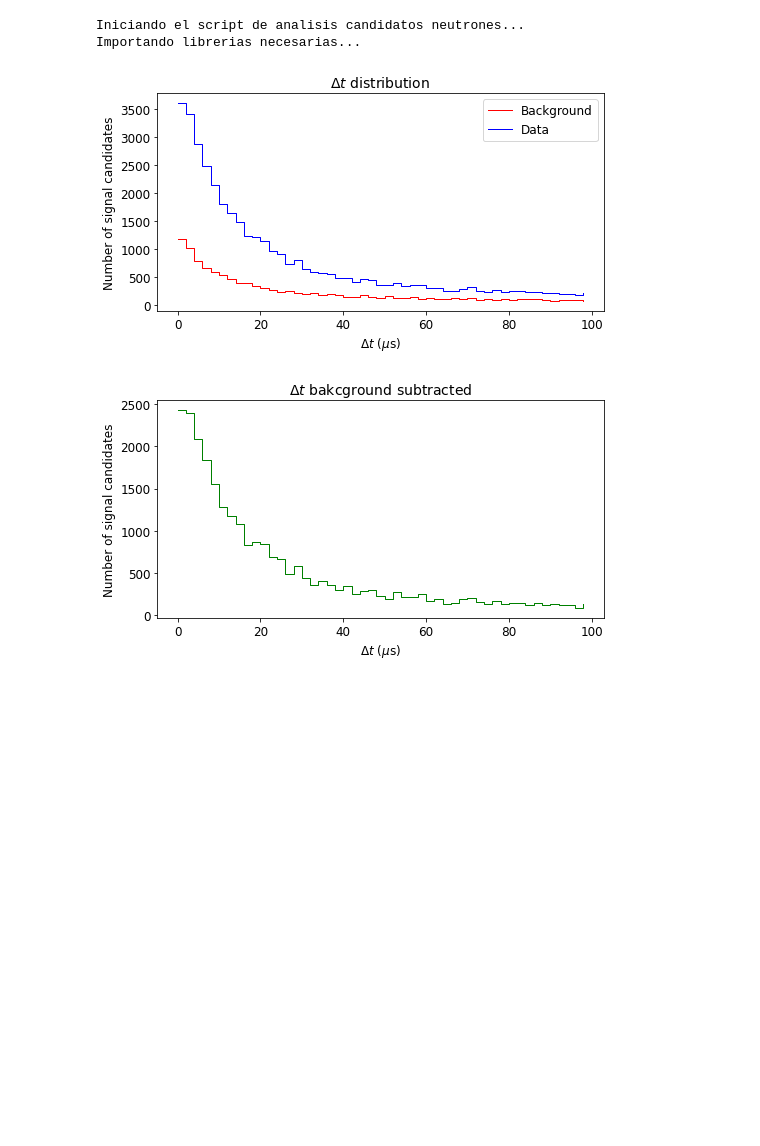
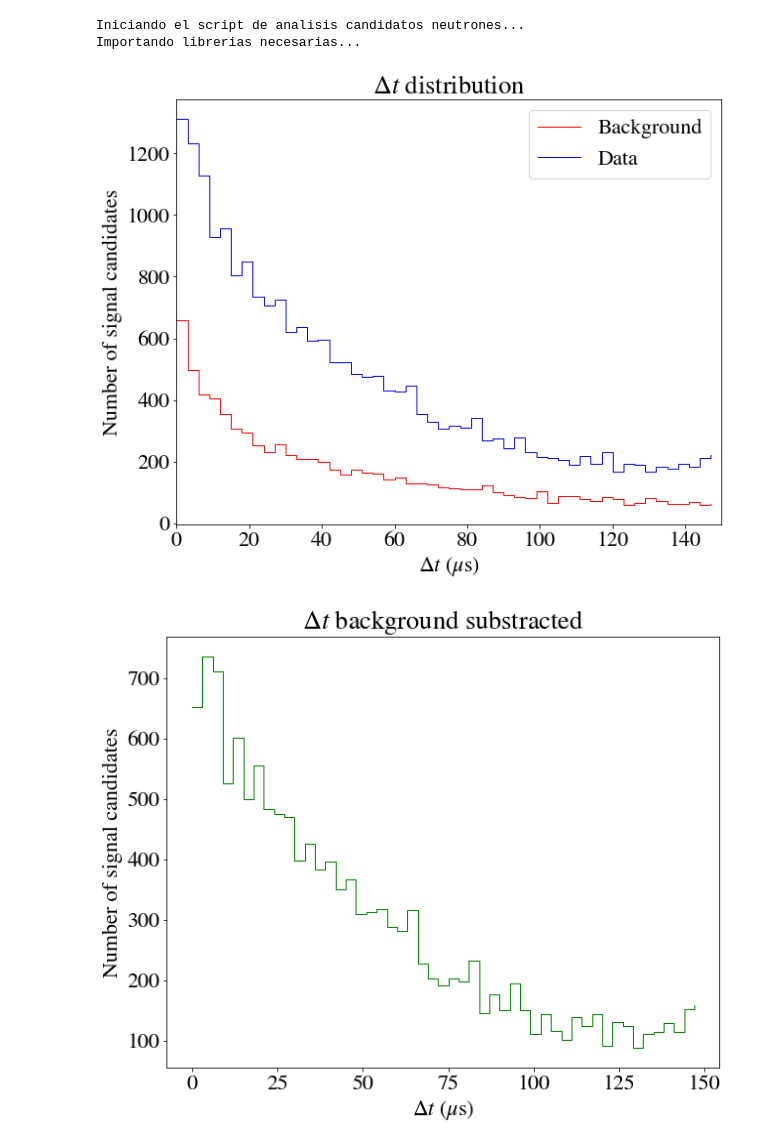
Before and after one commit to halmamol/WCTECoincidence_Analysis, a Jupyter notebook: Complete_analysis/Analysis_NeutronCandidates_nb.ipynb, the cells around one changed output. Drawn from its saved outputs; the diff is of its cells as text; code cells hidden in the pictures; blank space fills up the shorter version.

```diff
--- a/Complete_analysis/Analysis_NeutronCandidates_nb.ipynb
+++ b/Complete_analysis/Analysis_NeutronCandidates_nb.ipynb
@@ -9,6 +9,12 @@ import functions_spills
 from scipy.optimize import curve_fit
 from collections import defaultdict
 import matplotlib.ticker as ticker
+
+from matplotlib import rcParams
+rcParams['mathtext.fontset'] = 'stix'
+rcParams['font.family'] = 'STIXGeneral'
+rcParams['figure.figsize'] = [10, 8]
+rcParams['font.size'] = 22
 # %% [output]
 Iniciando el script de analisis candidatos neutrones...
 Importando librerias necesarias...
@@ -17,7 +23,7 @@ N_events = 157955
 N_events_sig = 79586
 # %%
 # Leer el CSV
-df = pd.read_csv('/scratch/cgarcia_2002/Complete_analysis/Neutron_candidates/Second_test/neutron_candidates.csv')
+df = pd.read_csv('/scratch/cgarcia_2002/Complete_analysis/Neutron_candidates/neutron_candidates_22-30.csv')
 
 # Asegurar tipos consistentes (por si event_number o start_time eran strings o enteros)
 df['event_number'] = df['event_number'].astype(int)
@@ -35,7 +41,7 @@ for _, row in df.iterrows():
 # Para neutron_dict
 neutron_dict = {k: dict(v) for k, v in neutron_dict.items()}
 # %%
-df_sig = pd.read_csv('/scratch/cgarcia_2002/Complete_analysis/Neutron_candidates/Second_test/neutron_candidates_sig.csv')
+df_sig = pd.read_csv('/scratch/cgarcia_2002/Complete_analysis/Neutron_candidates/neutron_candidates_sig_22-30.csv')
 
 df_sig['event_number'] = df_sig['event_number'].astype(int)
 df_sig['start_time'] = df_sig['start_time'].astype(float)
@@ -63,34 +69,31 @@ for event_number in neutron_dict_sig:
         neutron_times = neutron_dict_sig[event_number][start_time]
         deltaT_sig.append(min(neutron_times) - start_time)
 # %%
-hist, bins_edges = np.histogram(deltaT, bins=50, range=(0, 100000))
+hist, bins_edges = np.histogram(deltaT, bins=50, range=(0, 150000))
 hist_sig, _ = np.histogram(deltaT_sig, bins=bins_edges)
 
-plt.figure(figsize=(8, 4))
+plt.figure()
 
 plt.step(bins_edges[:-1], hist, where='post', linewidth=1, label='Background', color='red')
 plt.step(bins_edges[:-1], hist_sig*N_events/N_events_sig, where='post', linewidth=1, label='Data', color='blue')
-plt.xlabel(r'$\Delta t$ ($\mu$s)', fontsize=12)
-plt.ylabel('Number of signal candidates', fontsize=12)
-plt.title(r'$\Delta t$ distribution', fontsize=14)
-plt.xticks(fontsize=12)
-plt.yticks(fontsize=12)
-plt.legend(fontsize=12)
+plt.xlabel(r'$\Delta t$ ($\mu$s)')
+plt.ylabel('Number of signal candidates')
+plt.title(r'$\Delta t$ distribution')
+plt.legend()
+plt.xlim(0, 150000)
 plt.gca().xaxis.set_major_formatter(ticker.FuncFormatter(lambda x, _: f'{x/1000:.0f}'))
 plt.savefig('/scratch/cgarcia_2002/Complete_analysis/Plots/DeltaT/DeltaT_Data.png', facecolor='white')
 
-plt.figure(figsize=(8, 4))
+plt.figure()
 plt.step(bins_edges[:-1], hist_sig*N_events/N_events_sig - hist, where='post', linewidth=1, color='green')
-plt.xlabel(r'$\Delta t$ ($\mu$s)', fontsize=12)
-plt.ylabel('Number of signal candidates', fontsize=12)
-plt.title(r'$\Delta t$ bakcground subtracted', fontsize=14)
+plt.xlabel(r'$\Delta t$ ($\mu$s)')
+plt.ylabel('Number of signal candidates')
+plt.title(r'$\Delta t$ background substracted')
 plt.gca().xaxis.set_major_formatter(ticker.FuncFormatter(lambda x, _: f'{x/1000:.0f}'))
-plt.xticks(fontsize=12)
-plt.yticks(fontsize=12)
 plt.savefig('/scratch/cgarcia_2002/Complete_analysis/Plots/DeltaT/DeltaT_BkgSubstraction.png', facecolor='white')
 # %% [output]
-[figure, old version]
+[figure, new version]
-[figure, old version]
+[figure, new version]
 # %%
 bin_centers = (bins_edges[:-1] + bins_edges[1:]) / 2  # calcular los centros de bin
 data = hist_sig*N_events/N_events_sig
```
Also changed, not shown: parts of 2 cells of this notebook, 2 other files.
